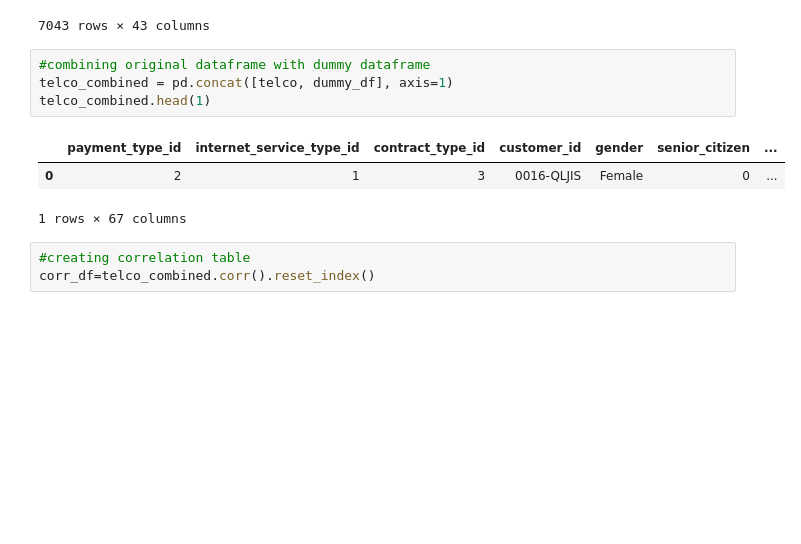
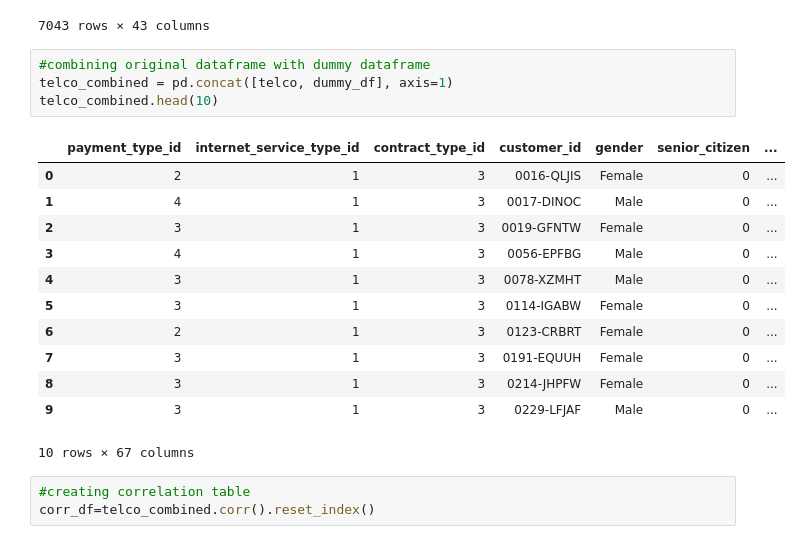
Before and after one commit to LinhQuach13/classification_project, a Jupyter notebook: telco_workbook.ipynb, the cells around one changed output. Drawn from its saved outputs; the diff is of its cells as text; blank space fills up the shorter version.

```diff
--- a/telco_workbook.ipynb
+++ b/telco_workbook.ipynb
@@ -178,11 +226,20 @@ dummy_df
 # %%
 #combining original dataframe with dummy dataframe
 telco_combined = pd.concat([telco, dummy_df], axis=1)
-telco_combined.head(1)
+telco_combined.head(10)
 # %% [output]
 |  | payment_type_id | internet_service_type_id | contract_type_id | customer_id | gender | senior_citizen | ... |
 | 0 | 2 | 1 | 3 | 0016-QLJIS | Female | 0 | ... |
+| 1 | 4 | 1 | 3 | 0017-DINOC | Male | 0 | ... |
+| 2 | 3 | 1 | 3 | 0019-GFNTW | Female | 0 | ... |
+| 3 | 4 | 1 | 3 | 0056-EPFBG | Male | 0 | ... |
+| 4 | 3 | 1 | 3 | 0078-XZMHT | Male | 0 | ... |
+| 5 | 3 | 1 | 3 | 0114-IGABW | Female | 0 | ... |
+| 6 | 2 | 1 | 3 | 0123-CRBRT | Female | 0 | ... |
+| 7 | 3 | 1 | 3 | 0191-EQUUH | Female | 0 | ... |
+| 8 | 3 | 1 | 3 | 0214-JHPFW | Female | 0 | ... |
+| 9 | 3 | 1 | 3 | 0229-LFJAF | Male | 0 | ... |
-1 rows × 67 columns
+10 rows × 67 columns
 # %%
 #creating correlation table
 corr_df=telco_combined.corr().reset_index()
```
Also changed, not shown: parts of 103 cells of this notebook.
